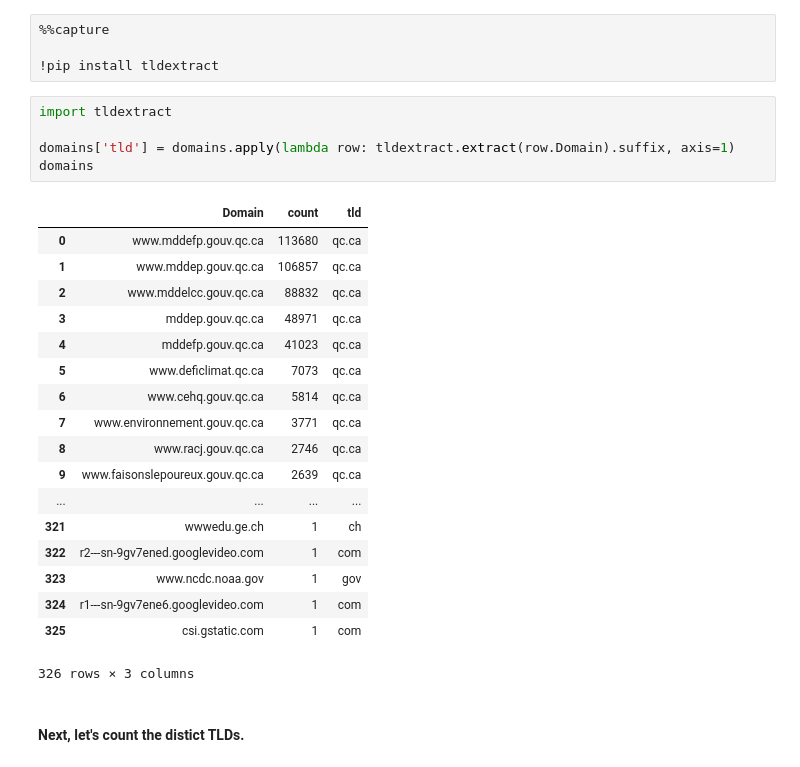
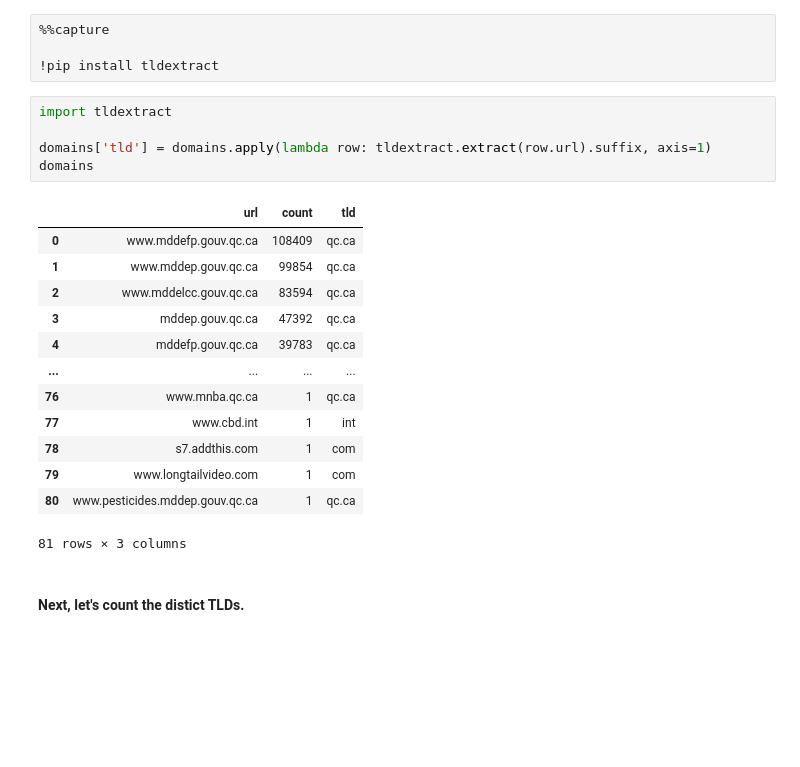
Before and after one commit to archivesunleashed/notebooks, a Jupyter notebook: parquet_pandas_example.ipynb, the cells around one changed output. Saved outputs shown, nothing was run; the diff lists cells and outputs as text; blank space fills up the shorter version.

```diff
--- a/parquet_pandas_example.ipynb
+++ b/parquet_pandas_example.ipynb
@@ -332,27 +343,22 @@ First we'll add the [`tldextract`](https://github.com/john-kurkowski/tldextract)
 # %%
 import tldextract
 
-domains['tld'] = domains.apply(lambda row: tldextract.extract(row.Domain).suffix, axis=1)
+domains['tld'] = domains.apply(lambda row: tldextract.extract(row.url).suffix, axis=1)
 domains
 # %% [output]
-|  | Domain | count | tld |
-| 0 | www.mddefp.gouv.qc.ca | 113680 | qc.ca |
-| 1 | www.mddep.gouv.qc.ca | 106857 | qc.ca |
-| 2 | www.mddelcc.gouv.qc.ca | 88832 | qc.ca |
-| 3 | mddep.gouv.qc.ca | 48971 | qc.ca |
-| 4 | mddefp.gouv.qc.ca | 41023 | qc.ca |
-| 5 | www.deficlimat.qc.ca | 7073 | qc.ca |
-| 6 | www.cehq.gouv.qc.ca | 5814 | qc.ca |
-| 7 | www.environnement.gouv.qc.ca | 3771 | qc.ca |
-| 8 | www.racj.gouv.qc.ca | 2746 | qc.ca |
-| 9 | www.faisonslepoureux.gouv.qc.ca | 2639 | qc.ca |
+|  | url | count | tld |
+| 0 | www.mddefp.gouv.qc.ca | 108409 | qc.ca |
+| 1 | www.mddep.gouv.qc.ca | 99854 | qc.ca |
+| 2 | www.mddelcc.gouv.qc.ca | 83594 | qc.ca |
+| 3 | mddep.gouv.qc.ca | 47392 | qc.ca |
+| 4 | mddefp.gouv.qc.ca | 39783 | qc.ca |
 | ... | ... | ... | ... |
-| 321 | wwwedu.ge.ch | 1 | ch |
-| 322 | r2---sn-9gv7ened.googlevideo.com | 1 | com |
-| 323 | www.ncdc.noaa.gov | 1 | gov |
-| 324 | r1---sn-9gv7ene6.googlevideo.com | 1 | com |
-| 325 | csi.gstatic.com | 1 | com |
+| 76 | www.mnba.qc.ca | 1 | qc.ca |
+| 77 | www.cbd.int | 1 | int |
+| 78 | s7.addthis.com | 1 | com |
+| 79 | www.longtailvideo.com | 1 | com |
+| 80 | www.pesticides.mddep.gouv.qc.ca | 1 | qc.ca |
-326 rows × 3 columns
+81 rows × 3 columns
 # %% [markdown]
 #### Next, let's count the distict TLDs.
 # %%
```
Also changed, not shown: parts of 16 cells of this notebook.
